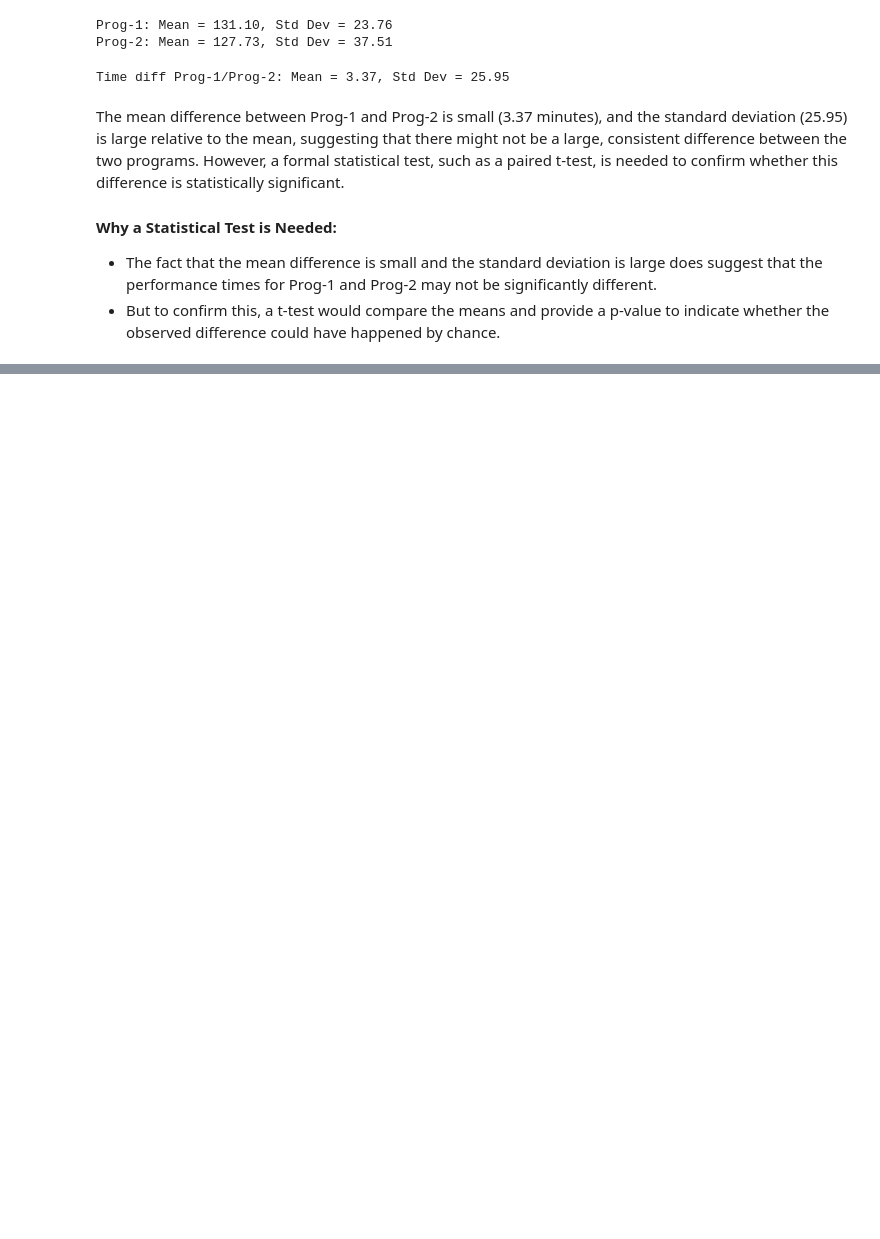
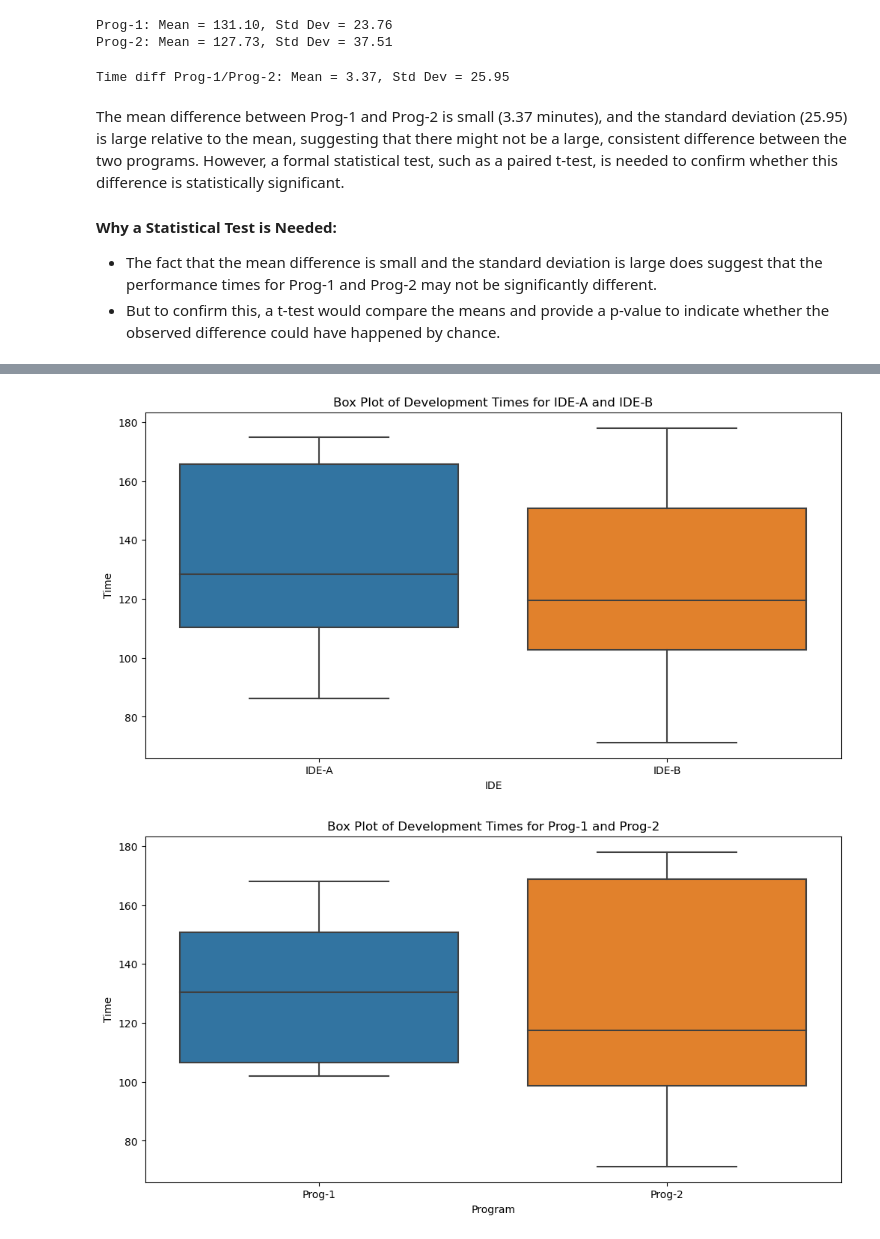
Before and after one commit to ErikFolkesson/research_methodology, a Jupyter notebook: INL2/dataAnalysis.ipynb, the cells around one changed output, grey strips where cells are left out. Drawn from its saved outputs; the diff is of its cells as text; code cells hidden in the pictures; blank space fills up the shorter version.

```diff
--- a/INL2/dataAnalysis.ipynb
+++ b/INL2/dataAnalysis.ipynb
@@ -87,0 +183,31 @@ plt.show()
+# %%
+import seaborn as sns
+import pandas as pd
+import matplotlib.pyplot as plt
+
+# Prepare data for IDE-A and IDE-B
+ide_data = pd.DataFrame({
+    'Time': ide_a_times + ide_b_times,
+    'IDE': ['IDE-A'] * len(ide_a_times) + ['IDE-B'] * len(ide_b_times)
+})
+
+# Prepare data for Prog-1 and Prog-2
+prog_data = pd.DataFrame({
+    'Time': prog1_times + prog2_times,
+    'Program': ['Prog-1'] * len(prog1_times) + ['Prog-2'] * len(prog2_times)
+})
+
+# Create box plot for IDE-A and IDE-B with outliers
+plt.figure(figsize=(12, 6))
+sns.boxplot(x='IDE', y='Time', data=ide_data, showfliers=True)
+plt.title('Box Plot of Development Times for IDE-A and IDE-B')
+plt.show()
+
+# Create box plot for Prog-1 and Prog-2 with outliers
+plt.figure(figsize=(12, 6))
+sns.boxplot(x='Program', y='Time', data=prog_data, showfliers=True)
+plt.title('Box Plot of Development Times for Prog-1 and Prog-2')
+plt.show()
+# %% [output]
+[figure, added]
+[figure, added]
```
Also changed, not shown: parts of 13 cells of this notebook, 1 other file.
